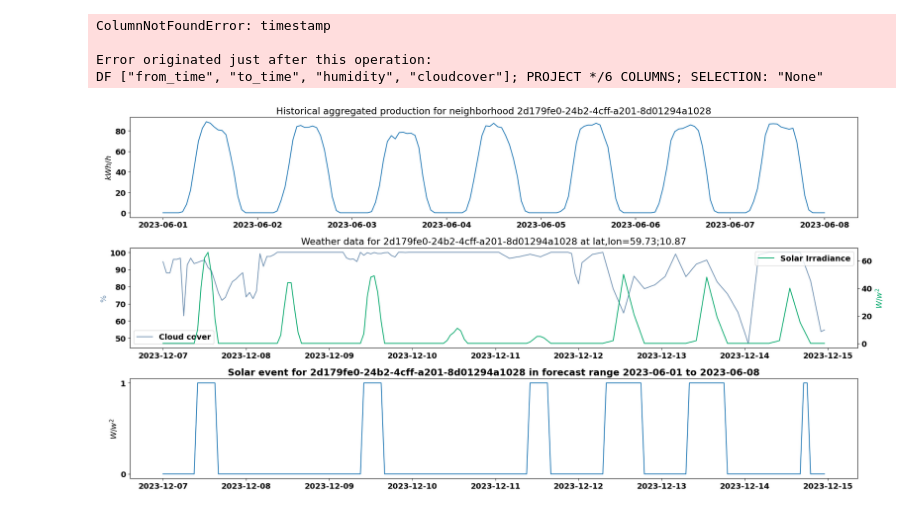
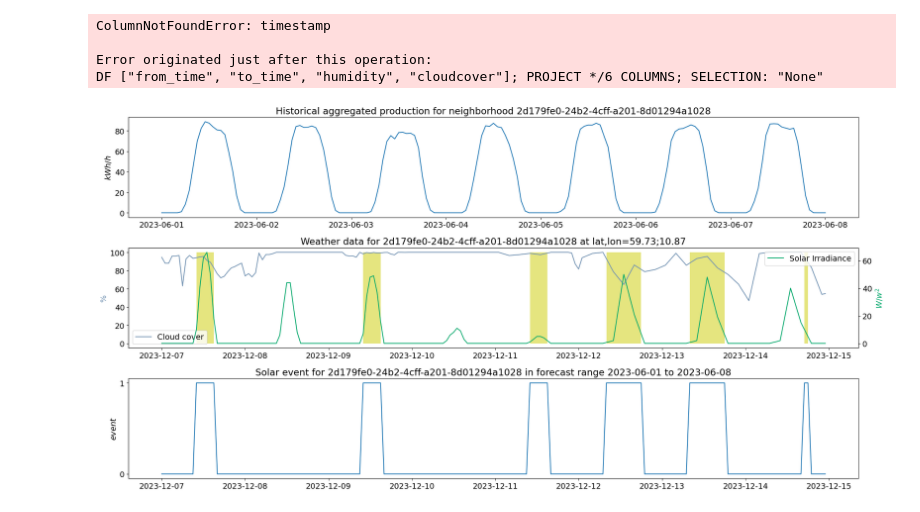
Before and after one commit to pmaree/Norgesnett, a Jupyter notebook: sandbox/notebook/peak_load_shaving.ipynb, the cells around one changed output. Drawn from its saved outputs; the diff is of its cells as text; code cells hidden in the pictures.

```diff
--- a/sandbox/notebook/peak_load_shaving.ipynb
+++ b/sandbox/notebook/peak_load_shaving.ipynb
@@ -10,7 +10,7 @@ from lib.weather_api import query_weather
 PATH = os.getcwd()
 time_format = '%Y-%m-%dT%H:%M:%S'
 # %%
-matplotlib.rcParams.update({'font.size': 14, 'font.family':'sans serif'})
+matplotlib.rcParams.update({'font.size': 14, 'font.family':'sans serif', 'font.weight':'normal'})
 # %%
 def print_df(df: pl.DataFrame, sort_by: str, n:int):
     with pl.Config() as cfg:
@@ -164,29 +164,30 @@ DF ["from_time", "to_time", "humidity", "cloudcover"]; PROJECT */6 COLUMNS; SELE
 # %%
 neighborhood_id = '2d179fe0-24b2-4cff-a201-8d01294a1028'
 fig, ax = plt.subplots(3,1, figsize=(20,10))
 
 ax[0].plot(df['fromTime'], df['p_prod_sum_kwh'], label='Agg. Load')
 ax[0].set_ylabel('$kWh/h$')
 ax[0].set_title(f'Historical aggregated production for neighborhood {neighborhood_id}')
 
 ax[1].plot(weather_df['from_time'], weather_df['cloudcover'],label='Cloud cover',color='#7393B3')
 ax[1].set_ylabel('%',color='#7393B3')
 ax[1].legend()
 ax[1].set_title(f'Weather data for {neighborhood_id} at lat,lon={round(latitude,2)};{round(longitude,2)}')
+ax[1].fill_between(weather_df['from_time'], 100, where=weather_df['solar_surplus']>0, facecolor='#cccc00', alpha=.5)
 
 ax1_dual = ax[1].twinx()
 ax1_dual.plot(weather_df['from_time'], weather_df['solarradiation'], label='Solar Irradiance',color='#00A86B')
 ax1_dual.set_ylabel('$W/w^2$',color='#00A86B')
 ax1_dual.legend()
 
 ax[2].plot(weather_df['from_time'], weather_df['solar_surplus'], label='Incentive')
-ax[2].set_ylabel('$W/w^2$')
-ax[2].set_title(f'Solar event for {neighborhood_id} in forecast range {from_date.date()} to {(from_date+timedelta(days=forecast_range)).date()}',fontweight='bold')
+ax[2].set_ylabel('$event$')
+ax[2].set_title(f'Solar event for {neighborhood_id} in forecast range {from_date.date()} to {(from_date+timedelta(days=forecast_range)).date()}')
 
 fig.tight_layout()
 plt.savefig('../figures/forecaster2asset_event_v1.png')
 # %% [output]
-[figure, old version]
+[figure, new version]
 # %%
 df_event_version1 = weather_df.with_columns((pl.col('from_time')+timedelta(hours=1)).dt.strftime(time_format).alias('to_time'),\
                                               pl.col('from_time').dt.strftime(time_format).alias('from_time'))\
```
